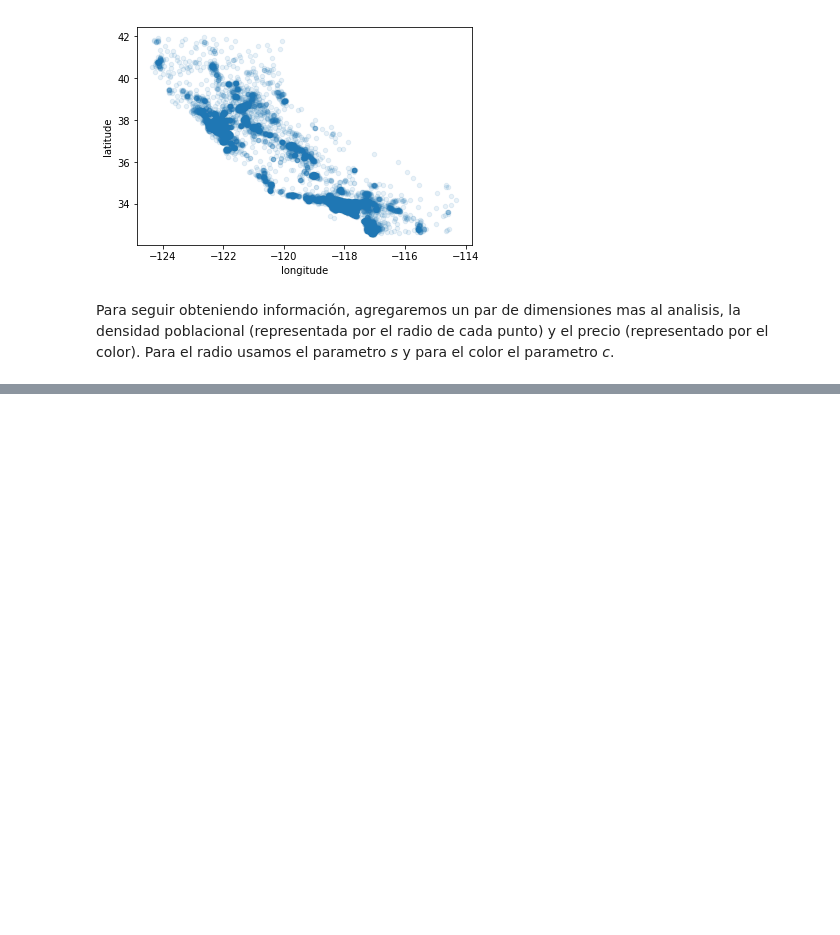
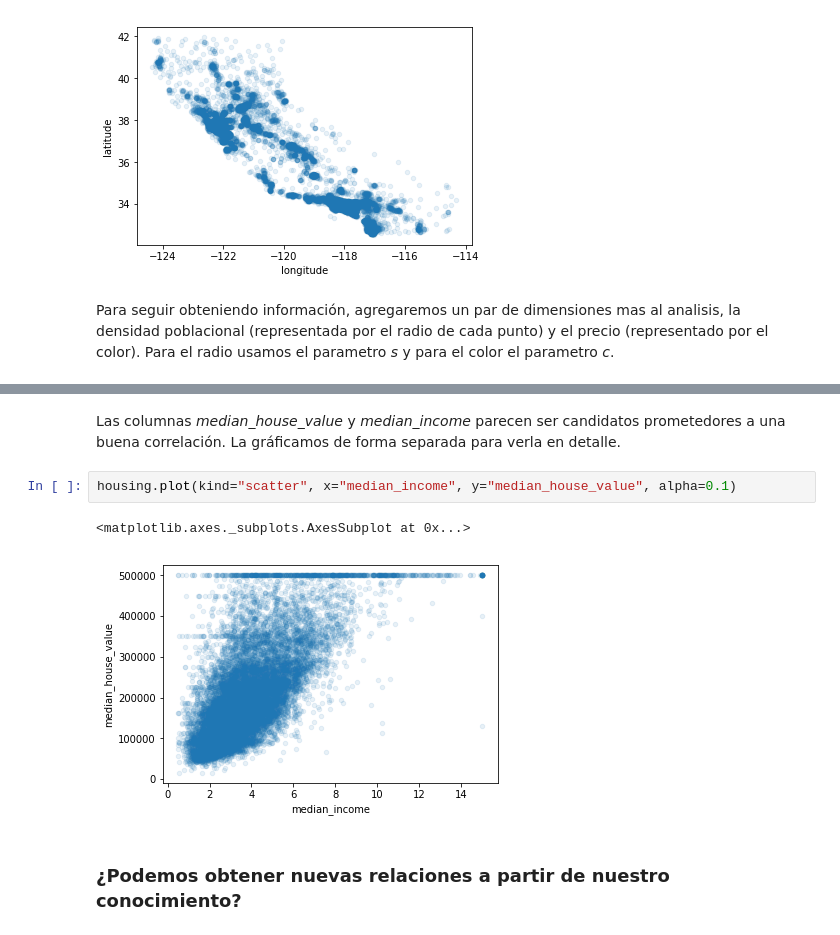
Before and after one commit to moyarzunsil/Intro_ML, a Jupyter notebook: 02 - Pasos de un proyecto de ML.ipynb, the cells around one changed output, grey strips where cells are left out. Drawn from its saved outputs; the diff is of its cells as text; blank space fills up the shorter version.

```diff
--- a/02 - Pasos de un proyecto de ML.ipynb
+++ b/02 - Pasos de un proyecto de ML.ipynb
@@ -281,0 +313,9 @@ plt.legend()
+# %% [markdown]
+Las columnas *median_house_value* y *median_income* parecen ser candidatos prometedores a una buena correlación. La gráficamos de forma separada para verla en detalle.
+# %%
+housing.plot(kind="scatter", x="median_income", y="median_house_value", alpha=0.1)
+# %% [output]
+<matplotlib.axes._subplots.AxesSubplot at 0x...>
+[figure, added]
+# %% [markdown]
+### ¿Podemos obtener nuevas relaciones a partir de nuestro conocimiento?
```
Also changed, not shown: parts of 12 cells of this notebook, 1 other file.
